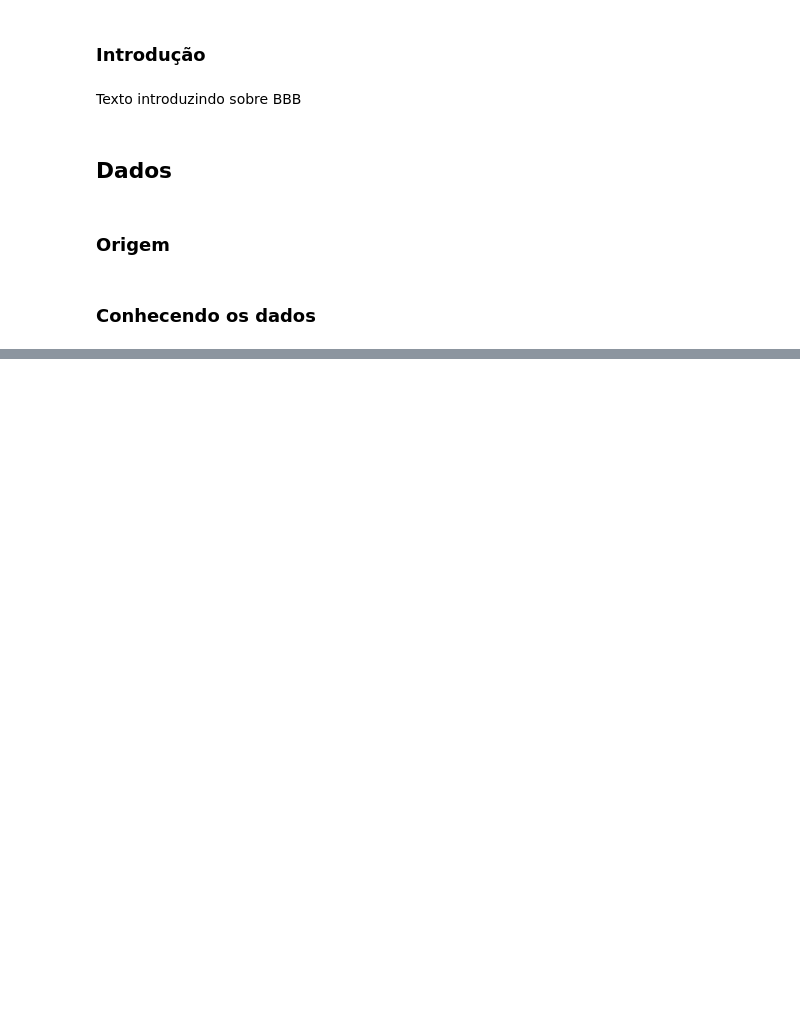
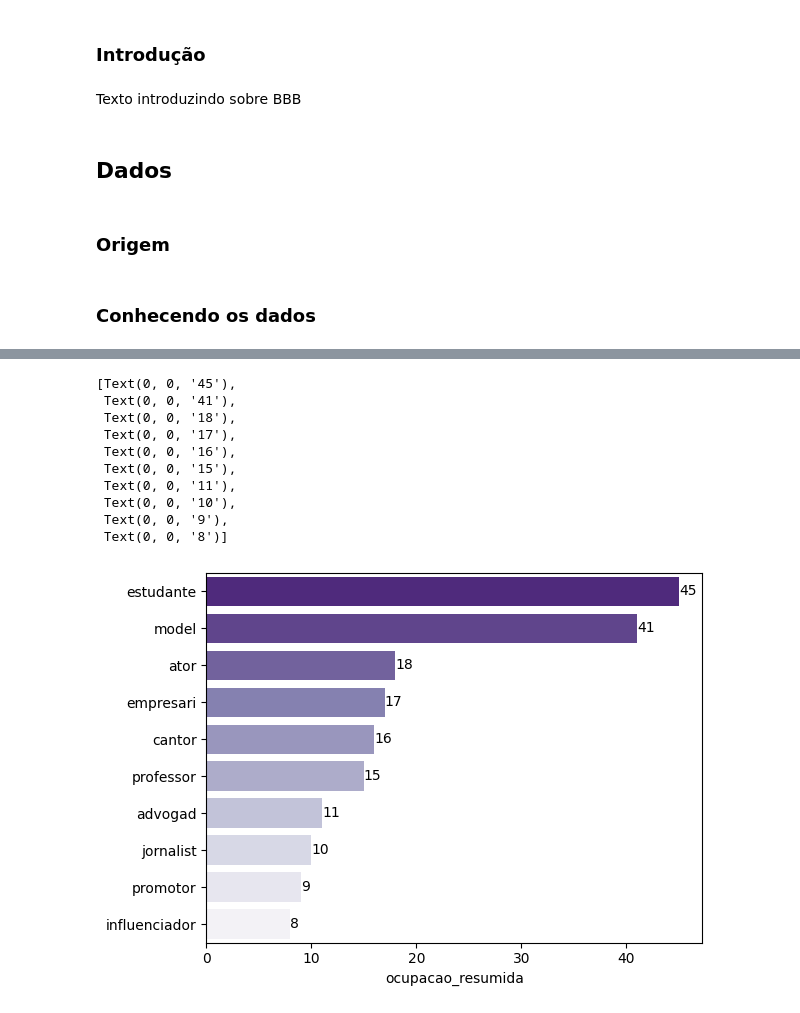
Before and after one commit to souzadecarlos/analise_bbb, a Jupyter notebook: main.ipynb, the cells around one changed output, grey strips where cells are left out. Saved outputs shown, nothing was run; the diff lists cells and outputs as text; code cells hidden in the pictures; blank space fills up the shorter version.

```diff
--- a/main.ipynb
+++ b/main.ipynb
@@ -40,0 +179,11 @@ Texto introduzindo sobre BBB
+# %%
+profissoes = data_raw['ocupacao'].str.lower().str.replace(" e ", ",").str.replace(",", "/").str.split("/")
+profissoes = [j for i in profissoes for j in i]
+for i, profissao in enumerate(profissoes):
+    palavra = profissao.split()[0]
+    if palavra == "atriz":
+        palavra = "ator"
+    if palavra[-1] in ['a', 'o']:
+        palavra = palavra[0:-1]
+    profissoes[i] = palavra
+pd.Series(profissoes).value_counts().head(10)
@@ -40,0 +202,33 @@ Texto introduzindo sobre BBB
+# %%
+def neutralizar_genero(row):
+    profissoes = row.replace("/", ", ").replace(" e ", ", ").split(", ")
+    profissoes_resumidas = []
+    for i, j in enumerate(profissoes):
+        profissao = unidecode(j.split(" ")[0]).lower()
+        if (profissao[-1] in ["a", "o"]):
+            profissao = profissao[:-1]
+        elif profissao == "atriz":
+            profissao = "ator"
+        profissoes_resumidas.append(profissao)
+    return profissoes_resumidas
+
+
+data_raw['ocupacao_resumida'] = data_raw.apply(lambda row: neutralizar_genero(row['ocupacao']), axis = 1)
+# %%
+p = sns.barplot(y = data_raw['ocupacao_resumida'].explode().value_counts().index,
+            x = data_raw['ocupacao_resumida'].explode().value_counts(),
+            order = data_raw['ocupacao_resumida'].explode().value_counts().iloc[:10].index,
+            palette = "Purples_r")
+p.bar_label(p.containers[0])
+# %% [output]
+[Text(0, 0, '45'),
+ Text(0, 0, '41'),
+ Text(0, 0, '18'),
+ Text(0, 0, '17'),
+ Text(0, 0, '16'),
+ Text(0, 0, '15'),
+ Text(0, 0, '11'),
+ Text(0, 0, '10'),
+ Text(0, 0, '9'),
+ Text(0, 0, '8')]
+[figure, added]
```
Also changed, not shown: parts of 25 cells of this notebook, 21 other files.
